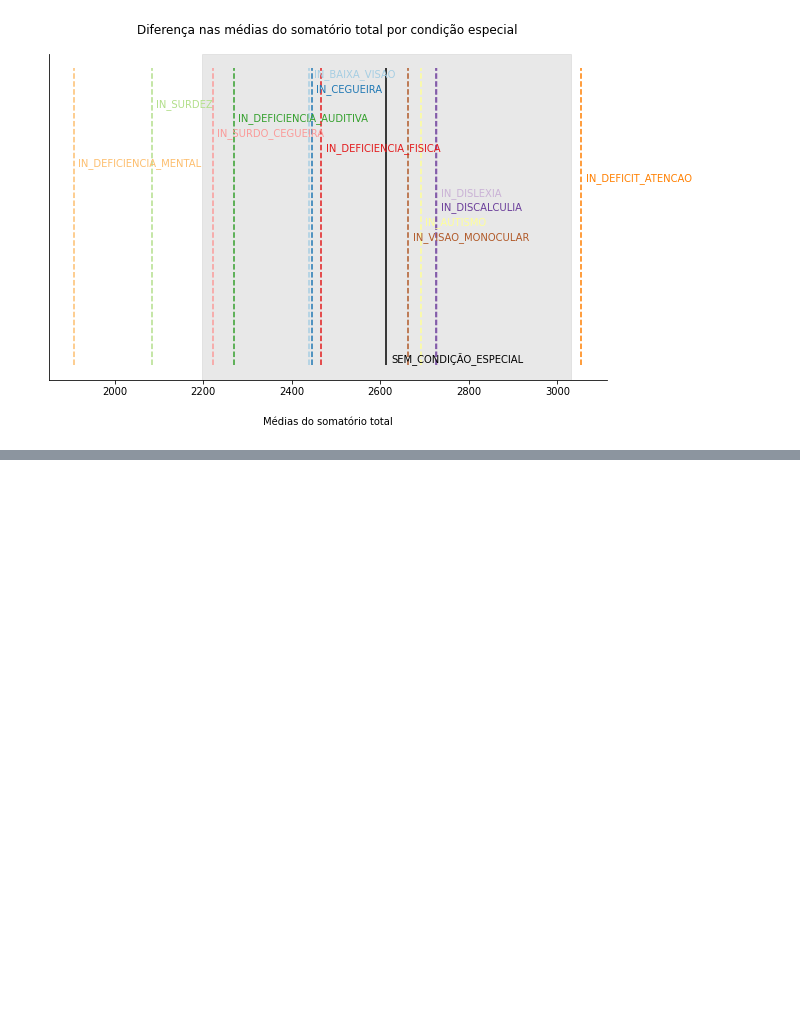
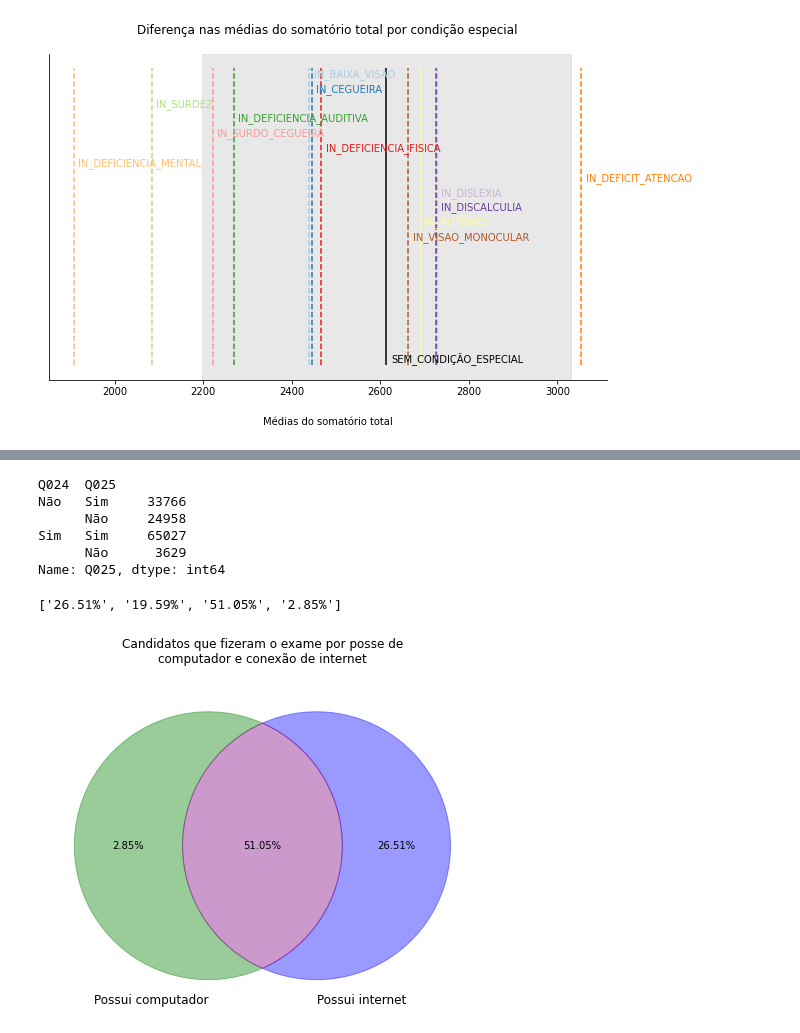
Before and after one commit to vinismachadoo/alura-imersao-dados-2, a Jupyter notebook: microdados_enem_2019.ipynb, the cells around one changed output, grey strips where cells are left out. Cells and saved outputs as stored; diff of their text form; code cells hidden in the pictures; blank space fills up the shorter version.

```diff
--- a/microdados_enem_2019.ipynb
+++ b/microdados_enem_2019.ipynb
@@ -369,0 +397,32 @@ plt.show()
+# %%
+enem.groupby('Q024')['Q025'].value_counts()
+# %% [output]
+Q024  Q025
+Não   Sim     33766
+      Não     24958
+Sim   Sim     65027
+      Não      3629
+Name: Q025, dtype: int64
+# %%
+tmp = enem.groupby('Q024')['Q025'].value_counts()
+relacao_internet_computador = [f'{round(tmp[i]*100/tmp.sum(),2)}%' for i in tmp.index]
+relacao_internet_computador
+# %% [output]
+['26.51%', '19.59%', '51.05%', '2.85%']
+# %%
+# Diagrama de Venn para visualizar a relacao acima
+fig, ax = plt.subplots(figsize=(10,6))
+
+v = venn2(subsets = (2,2,2), set_labels = ('Possui computador', 'Possui internet'), ax=ax)
+v.get_patch_by_id('10').set_color('green')
+v.get_patch_by_id('01').set_color('blue')
+v.get_patch_by_id('11').set_color('purple')
+v.get_label_by_id('10').set_text(relacao_internet_computador[3])
+v.get_label_by_id('01').set_text(relacao_internet_computador[0])
+v.get_label_by_id('11').set_text(relacao_internet_computador[2])
+
+plt.title('Candidatos que fizeram o exame por posse de\ncomputador e conexão de internet',
+          pad=20, fontsize=12, color='black')
+plt.show()
+# %% [output]
+[figure, added]
```
Also changed, not shown: parts of 12 cells of this notebook.
